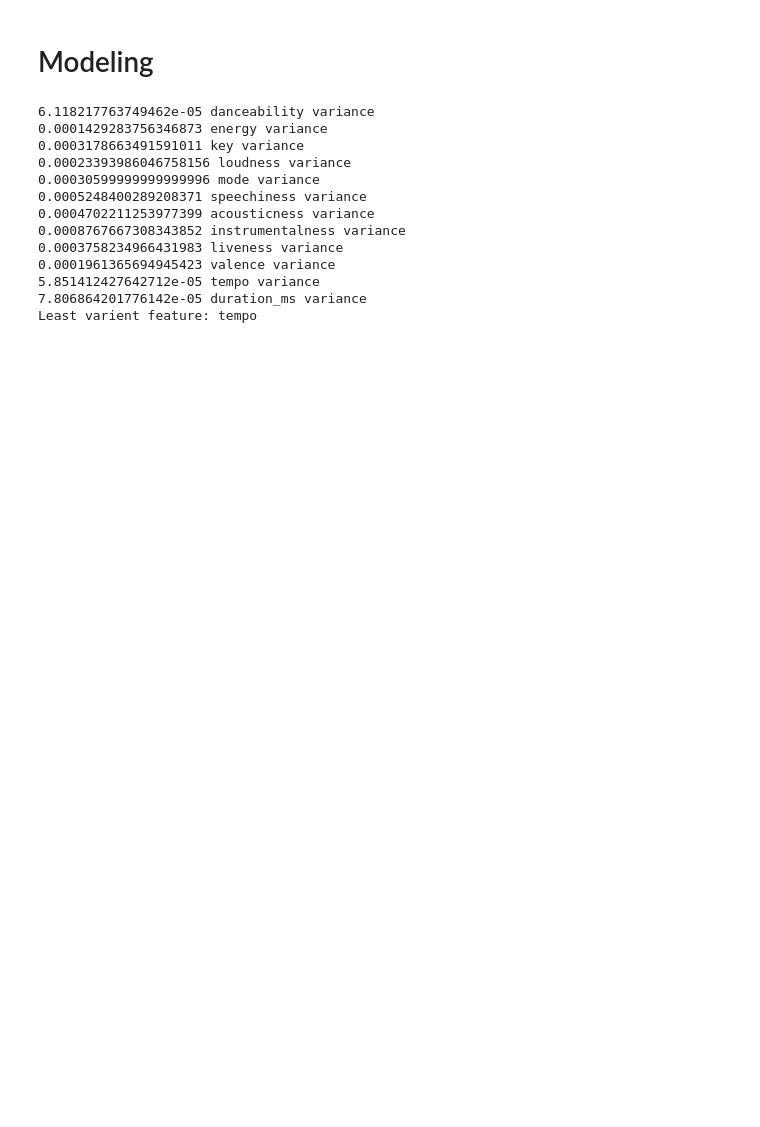
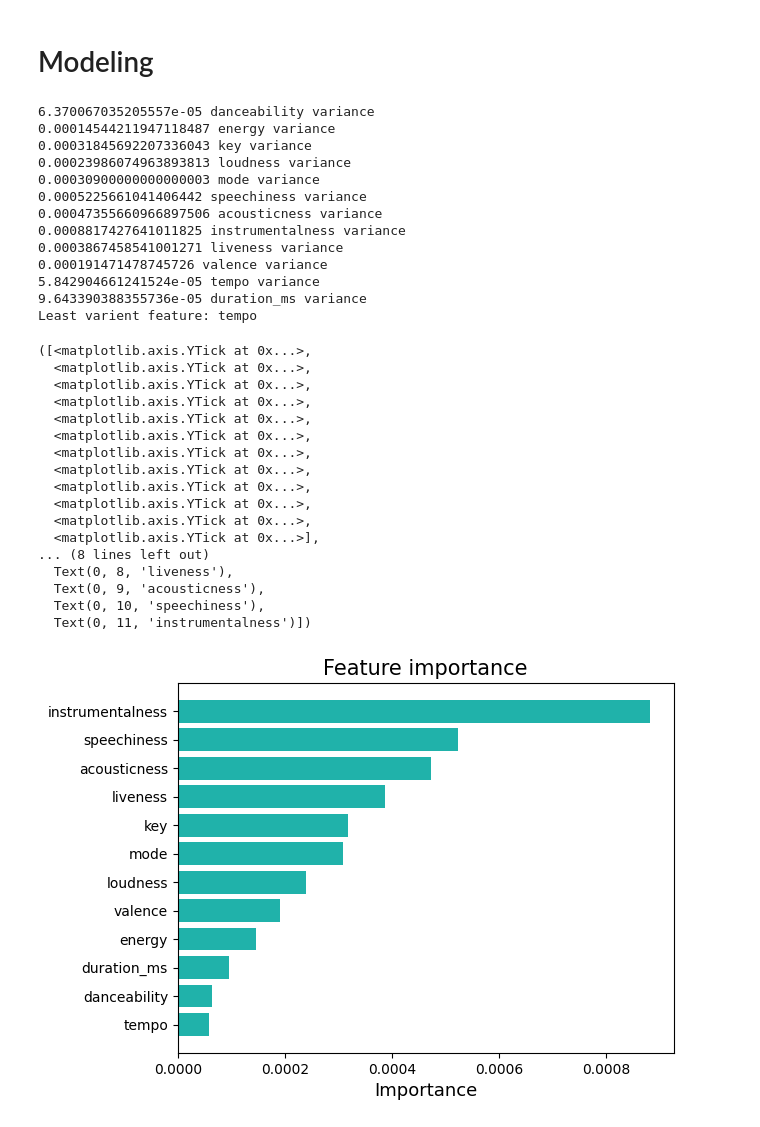
Before and after one commit to Qulxis/Collaborative-Spotify-Playlist-System, a Jupyter notebook: src/model.ipynb, the cells around one changed output. Drawn from its saved outputs; the diff is of its cells as text; code cells hidden in the pictures; blank space fills up the shorter version.

Commit message:
updated model with graphics

```diff
--- a/src/model.ipynb
+++ b/src/model.ipynb
@@ -41,25 +41,65 @@ train = train[["danceability","energy","key","loudness","mode","speechiness","ac
 
 columns = ["danceability","energy","key","loudness","mode","speechiness","acousticness","instrumentalness","liveness","valence","tempo","duration_ms"]
 variances = []
+data = []
 for feature in train.columns:
     col = train[feature].tolist()
+    data.append((feature,np.var(normalize([col],norm='l2'))))
+    variances.append(np.var(normalize([col],norm='l2')))
     print(np.var(normalize([col],norm='l2')),feature+" variance")
-    variances.append(np.var(normalize([col],norm='l2')))
 print("Least varient feature:", columns[variances.index(min(variances))])
+feature_choice = columns[variances.index(min(variances))]
 # %% [output]
-6.118217763749462e-05 danceability variance
-0.0001429283756346873 energy variance
-0.0003178663491591011 key variance
-0.00023393986046758156 loudness variance
-0.00030599999999999996 mode variance
-0.0005248400289208371 speechiness variance
-0.0004702211253977399 acousticness variance
-0.0008767667308343852 instrumentalness variance
-0.0003758234966431983 liveness variance
-0.0001961365694945423 valence variance
-5.851412427642712e-05 tempo variance
-7.806864201776142e-05 duration_ms variance
+6.370067035205557e-05 danceability variance
+0.00014544211947118487 energy variance
+0.00031845692207336043 key variance
+0.00023986074963893813 loudness variance
+0.00030900000000000003 mode variance
+0.0005225661041406442 speechiness variance
+0.00047355660966897506 acousticness variance
+0.0008817427641011825 instrumentalness variance
+0.0003867458541001271 liveness variance
+0.000191471478745726 valence variance
+5.842904661241524e-05 tempo variance
+9.643390388355736e-05 duration_ms variance
 Least varient feature: tempo
+# %%
+import matplotlib.pyplot as plt
+
+unsorted_list = [(importance, feature) for feature, importance in
+                  zip(columns, variances)]
+sorted_list = sorted(unsorted_list)
+
+features_sorted = []
+importance_sorted = []
+
+for i in sorted_list:
+    features_sorted += [i[1]]
+    importance_sorted += [i[0]]
+plt.title("Feature importance", fontsize=15)
+plt.xlabel("Importance", fontsize=13)
+
+plt.barh(range(len(importance_sorted)), importance_sorted, color="lightseagreen")
+plt.yticks(range(len(importance_sorted)), features_sorted)
+# %% [output]
+([<matplotlib.axis.YTick at 0x...>,
+  <matplotlib.axis.YTick at 0x...>,
+  <matplotlib.axis.YTick at 0x...>,
+  <matplotlib.axis.YTick at 0x...>,
+  <matplotlib.axis.YTick at 0x...>,
+  <matplotlib.axis.YTick at 0x...>,
+  <matplotlib.axis.YTick at 0x...>,
+  <matplotlib.axis.YTick at 0x...>,
+  <matplotlib.axis.YTick at 0x...>,
+  <matplotlib.axis.YTick at 0x...>,
+  <matplotlib.axis.YTick at 0x...>,
+  <matplotlib.axis.YTick at 0x...>],
+... (8 lines left out)
+  Text(0, 8, 'liveness'),
+  Text(0, 9, 'acousticness'),
+  Text(0, 10, 'speechiness'),
+  Text(0, 11, 'instrumentalness')])
+[figure, added]
 # %%
 num_songs = 20
 
```
Also changed, not shown: parts of 2 cells of this notebook, 3 other files.
